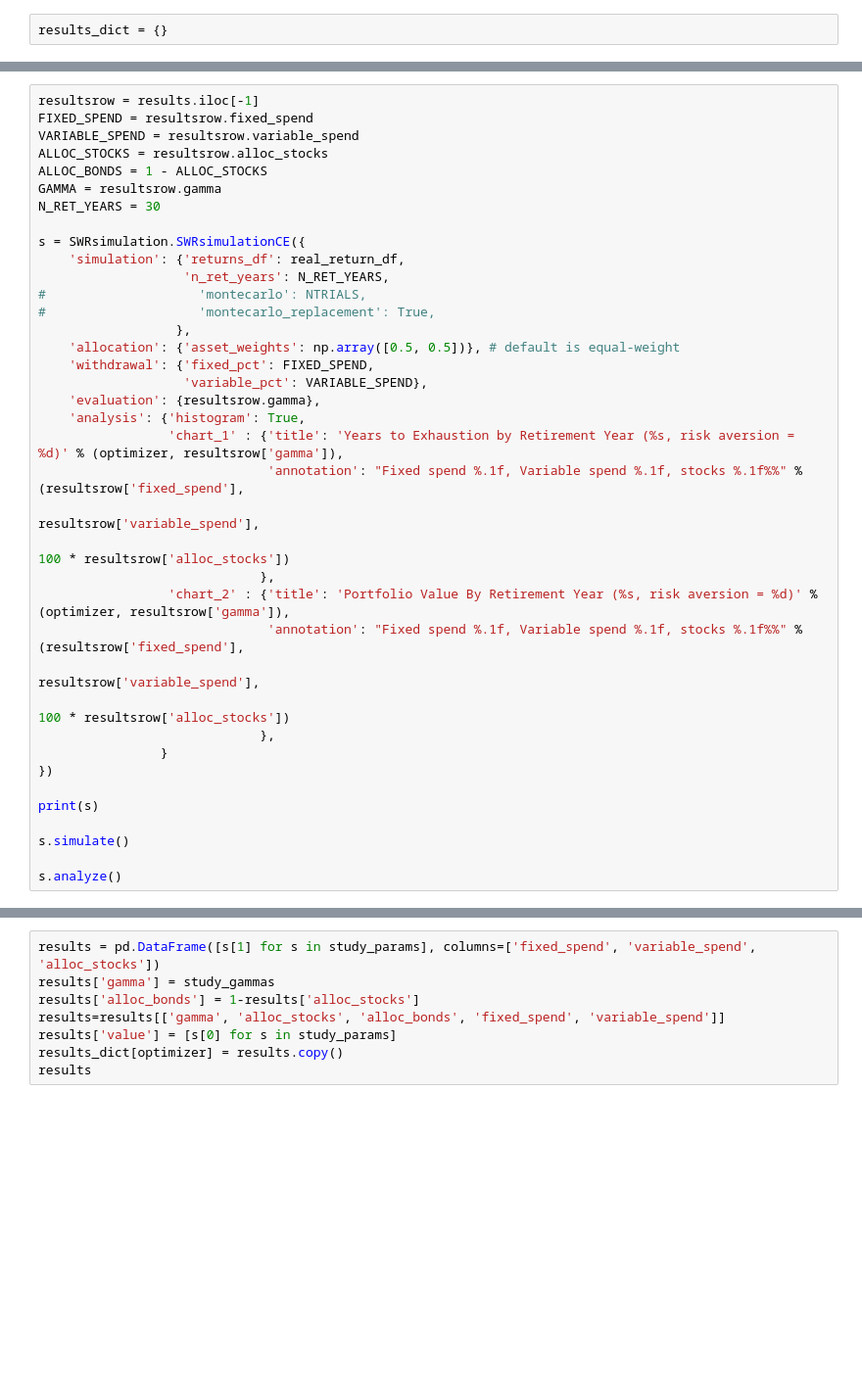
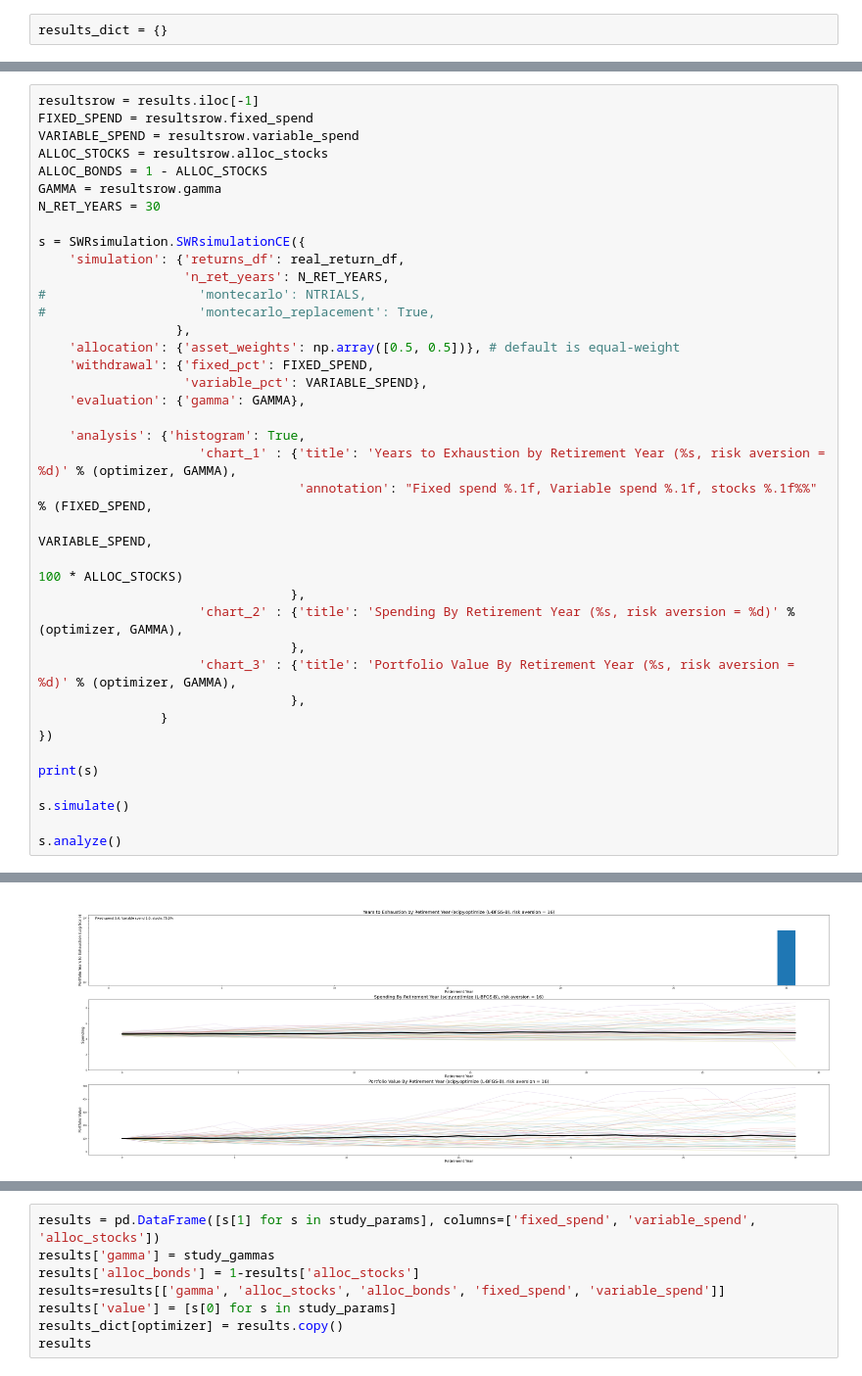
Before and after one commit to druce/swr, a Jupyter notebook: optimize.ipynb, the cells around one changed output, grey strips where cells are left out. Shown at 98% size. Cells and saved outputs as stored; diff of their text form; blank space fills up the shorter version.

Commit message:
clean up optimize notebook

```diff
--- a/optimize.ipynb
+++ b/optimize.ipynb
@@ -253,18 +274,18 @@ s = SWRsimulation.SWRsimulationCE({
     'allocation': {'asset_weights': np.array([0.5, 0.5])}, # default is equal-weight
     'withdrawal': {'fixed_pct': FIXED_SPEND,
                    'variable_pct': VARIABLE_SPEND},
-    'evaluation': {resultsrow.gamma},
+    'evaluation': {'gamma': GAMMA},
+
     'analysis': {'histogram': True,
-                 'chart_1' : {'title': 'Years to Exhaustion by Retirement Year (%s, risk aversion = %d)' % (optimizer, resultsrow['gamma']),
-                              'annotation': "Fixed spend %.1f, Variable spend %.1f, stocks %.1f%%" % (resultsrow['fixed_spend'],
-                                                                                                      resultsrow['variable_spend'],
-                                                                                                      100 * resultsrow['alloc_stocks'])
-                             },
-                 'chart_2' : {'title': 'Portfolio Value By Retirement Year (%s, risk aversion = %d)' % (optimizer, resultsrow['gamma']),
-                              'annotation': "Fixed spend %.1f, Variable spend %.1f, stocks %.1f%%" % (resultsrow['fixed_spend'],
-                                                                                                      resultsrow['variable_spend'],
-                                                                                                      100 * resultsrow['alloc_stocks'])
-                             },
+                     'chart_1' : {'title': 'Years to Exhaustion by Retirement Year (%s, risk aversion = %d)' % (optimizer, GAMMA),
+                                  'annotation': "Fixed spend %.1f, Variable spend %.1f, stocks %.1f%%" % (FIXED_SPEND,
+                                                                                                          VARIABLE_SPEND,
+                                                                                                          100 * ALLOC_STOCKS)
+                                 },
+                     'chart_2' : {'title': 'Spending By Retirement Year (%s, risk aversion = %d)' % (optimizer, GAMMA),
+                                 },
+                     'chart_3' : {'title': 'Portfolio Value By Retirement Year (%s, risk aversion = %d)' % (optimizer, GAMMA),
+                                 },
                 }
 })
 
@@ -273,3 +294,4 @@ print(s)
 s.simulate()
 
 s.analyze()
+# %% [output]
@@ -275,0 +315 @@ s.analyze()
+[figure, added]
```
Also changed, not shown: parts of 19 cells of this notebook, 1 other file.
